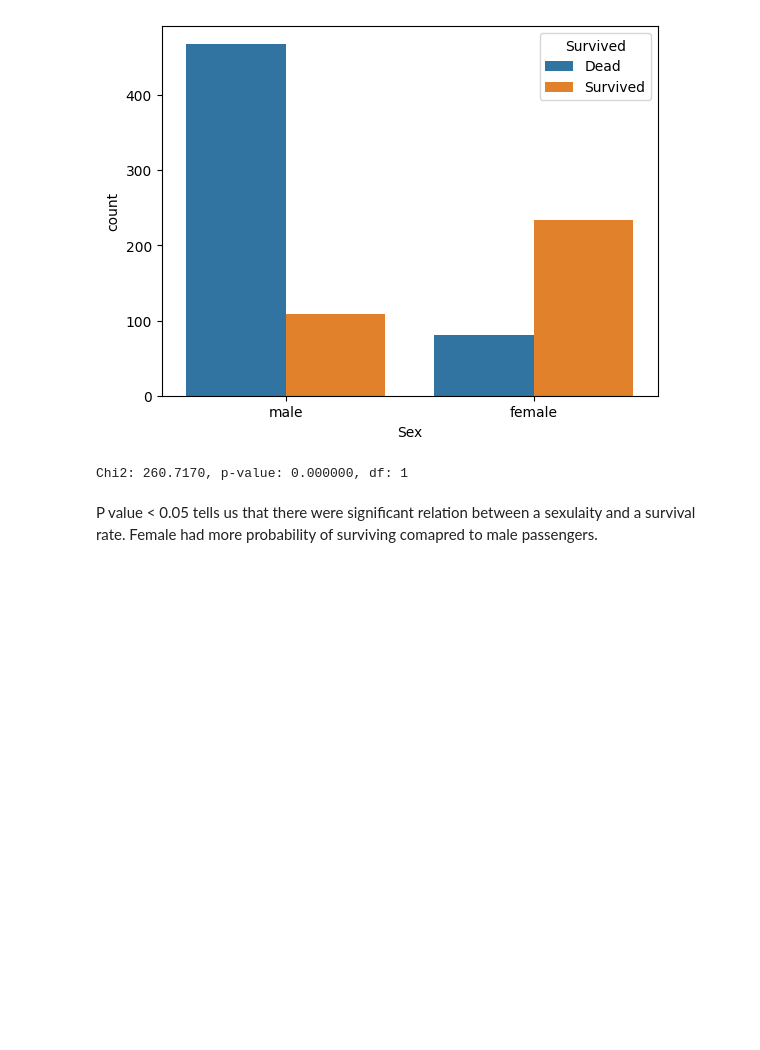
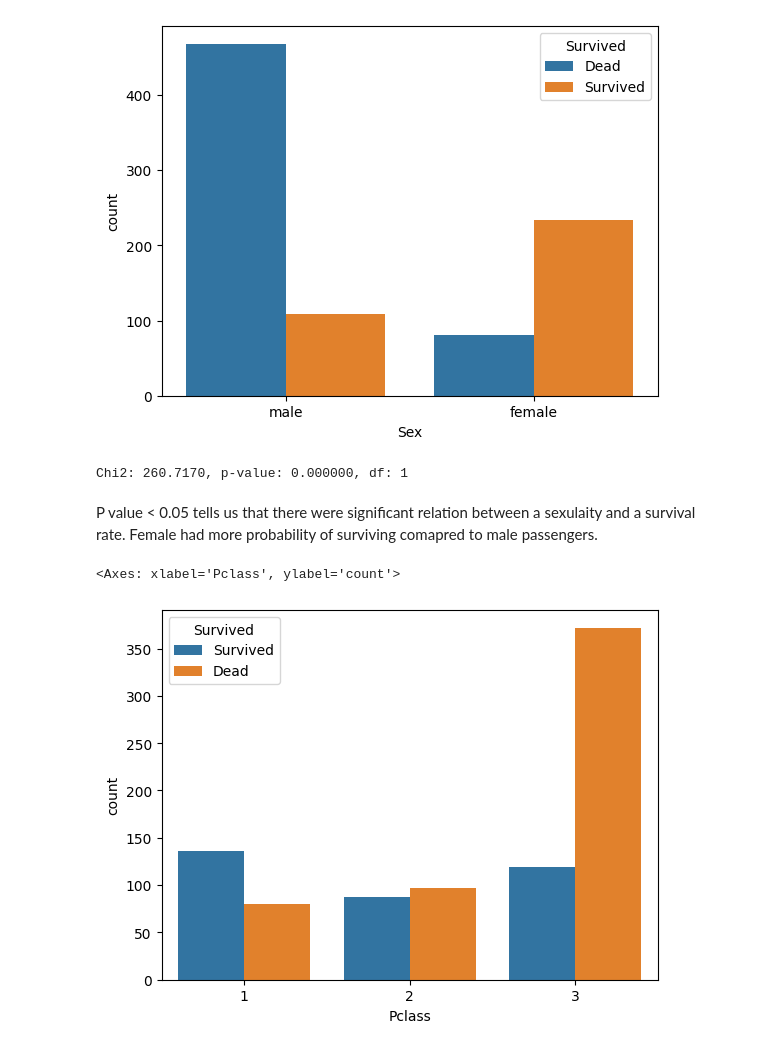
Before and after one commit to isaacqsxsq/Titanic-EDA, a Jupyter notebook: My_EDA.ipynb, the cells around one changed output. Drawn from its saved outputs; the diff is of its cells as text; code cells hidden in the pictures; blank space fills up the shorter version.

```diff
--- a/My_EDA.ipynb
+++ b/My_EDA.ipynb
@@ -156,3 +160,10 @@ print(f"Chi2: {chi2:.4f}, p-value: {p:.6f}, df: {dof}")
 Chi2: 260.7170, p-value: 0.000000, df: 1
 # %% [markdown]
 P value < 0.05 tells us that there were significant relation between a sexulaity and a survival rate. Female had more probability of surviving comapred to male passengers.
+# %%
+f2 , ax1 = plt.subplots(1, 1, sharex=True)
+
+sns.countplot(data=my_data, x = 'Pclass', hue=my_data['Survived'].map({1: 'Survived', 0: 'Dead'}), ax = ax1)
+# %% [output]
+<Axes: xlabel='Pclass', ylabel='count'>
+[figure, added]
```
Also changed, not shown: parts of 10 cells of this notebook.
